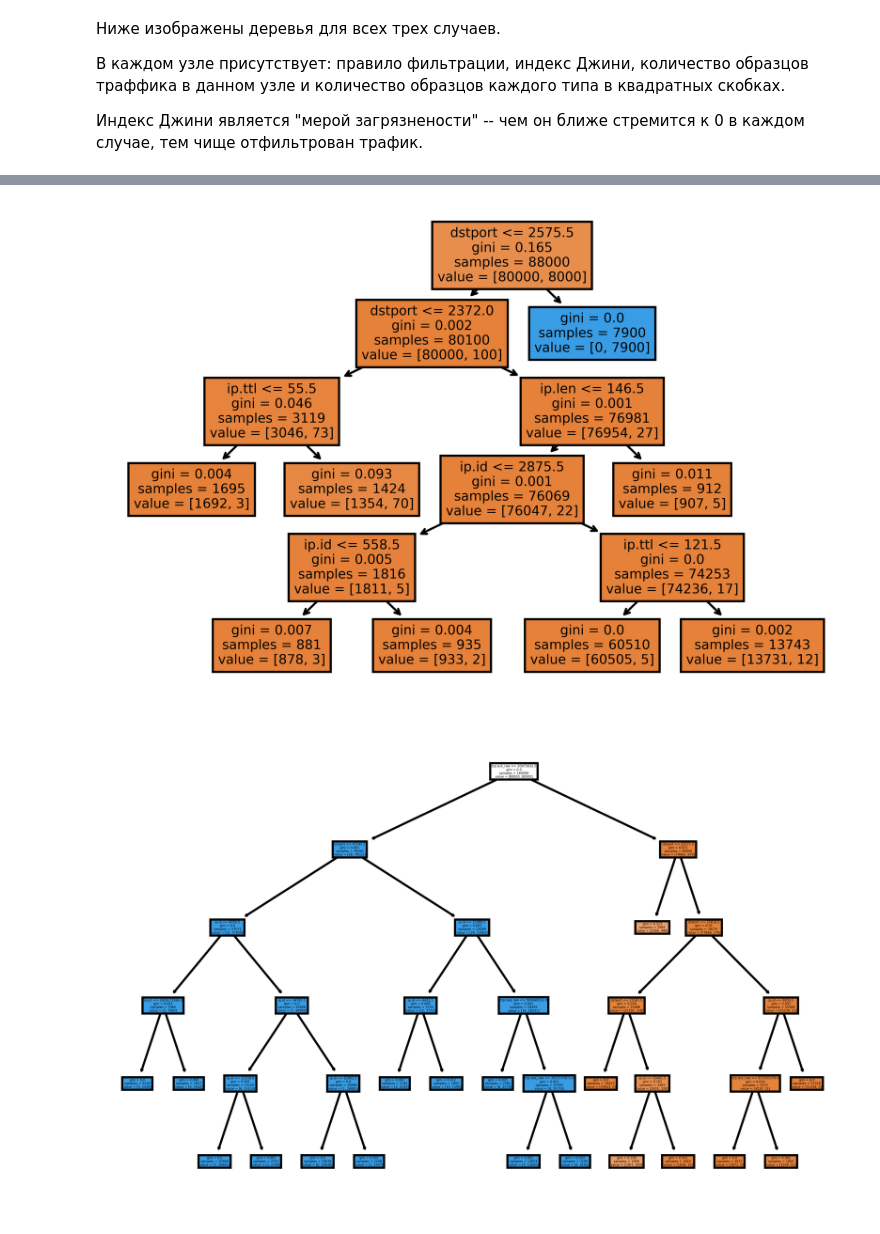
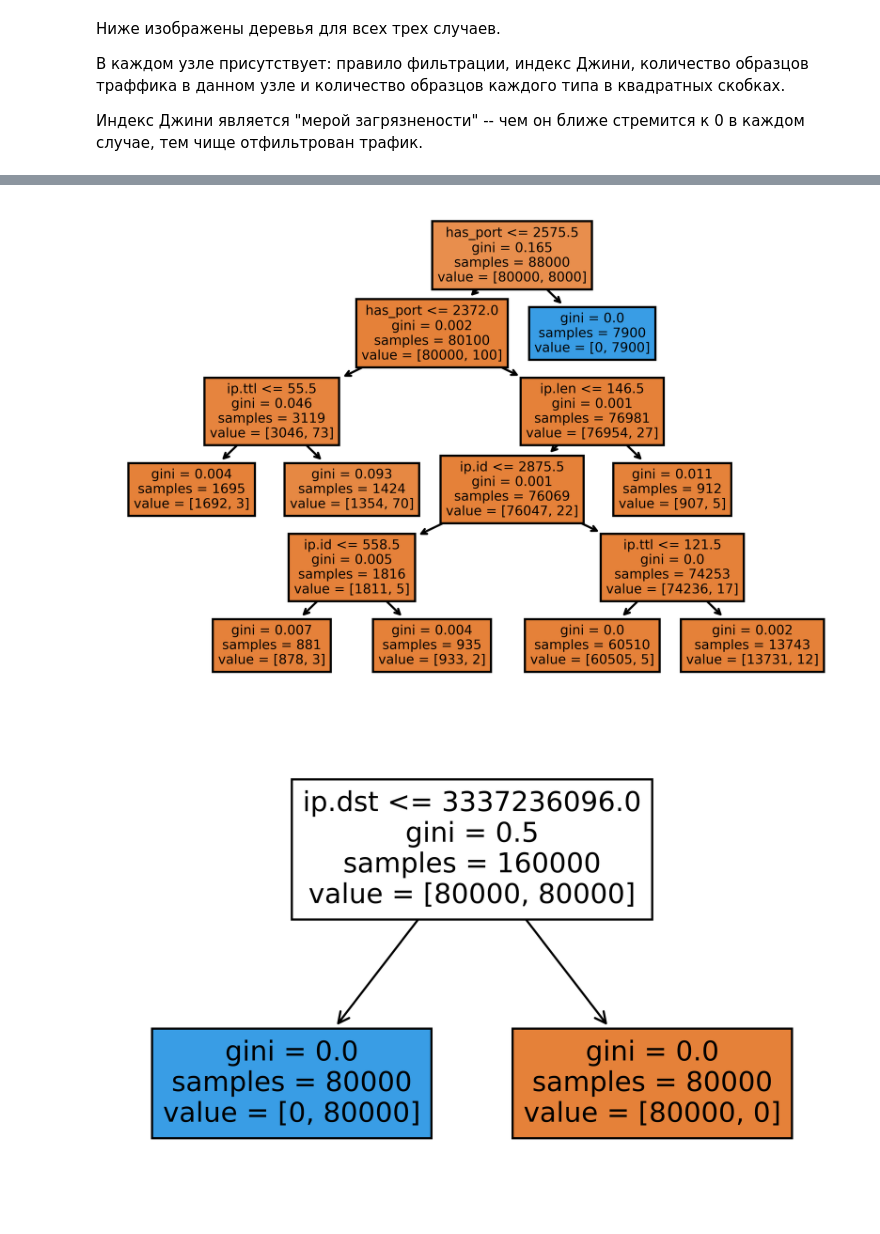
Before and after one commit to onigirionta/identification-project, a Jupyter notebook: Demo.ipynb, the cells around one changed output, grey strips where cells are left out. Saved outputs shown, nothing was run; the diff lists cells and outputs as text; code cells hidden in the pictures.

```diff
--- a/Demo.ipynb
+++ b/Demo.ipynb
@@ -104,6 +108,10 @@ def df_prep(acsv, lcsv):
 
     for_columns("icmp.", lambda column: column.astype(np.int64))
 
+    global names
+
+    names = df.columns
+
     return df
 
 false_alarm_df = df_prep("DayZ_legit.csv", "DayZ_legit.csv")
@@ -134,22 +142,13 @@ def NumCatPrep(start_train_set, start_test_set):
     train = start_train_set.copy()
     test = start_test_set.copy()
 
-    num_cat = ["ip.ttl", "ip.len", "ip.flags.df", "ip.src", "ip.id",
-               "tcp.seq_raw", "tcp.flags.syn", "tcp.flags.reset", "tcp.flags.fin", "tcp.flags.push",
-               "tcp.ack_raw", "tcp.flags.ack",
-               "dstport", "srcport"]
-
-    train_num = train[num_cat]
+    train_data = train.drop(labels=["attack", "data.data"], axis=1).values
     train_target = train["attack"]
 
-    test_num = test[num_cat]
+    test_data = test.drop(labels=["attack", "data.data"], axis=1).values
     test_target = test["attack"]
 
-    imputer = SimpleImputer(strategy="median")
-    train_num_prepared = imputer.fit_transform(train_num)
-    test_num_prepared = imputer.fit_transform(test_num)
-
-    return(train_num_prepared, test_num_prepared, train_target, test_target)
+    return(train_data, test_data, train_target, test_target)
 
 false_alarm_train_data, false_alarm_test_data, false_alarm_train_target, false_alarm_test_target = NumCatPrep(
 false_alarm_train_set, false_alarm_test_set)
@@ -193,11 +192,11 @@ Accuracy in the case of Minecraft is 0.994525
 
 import matplotlib as mpl
 
-def TreeIllustrator(estimator):
+def TreeIllustrator(estimator, data):
     mpl.rcParams['figure.dpi'] = 1024
 
     _ = tree.plot_tree(estimator,
-                       feature_names=train_num.columns,
+                       feature_names=data,
                        filled=True,
     #                  proportion=True,
                       )
@@ -214,8 +213,8 @@ TreeIllustrator(false_alarm_clf)
 # %%
-TreeIllustrator(dayz_clf)
+TreeIllustrator(dayz_clf, names)
 # %% [output]
-[figure, old version]
+[figure, new version]
 # %%
-TreeIllustrator(minecraft_clf)
+TreeIllustrator(minecraft_clf, names)
 # %% [output]
-[figure, old version]
+[figure, new version]
```
Also changed, not shown: parts of 3 cells of this notebook.
